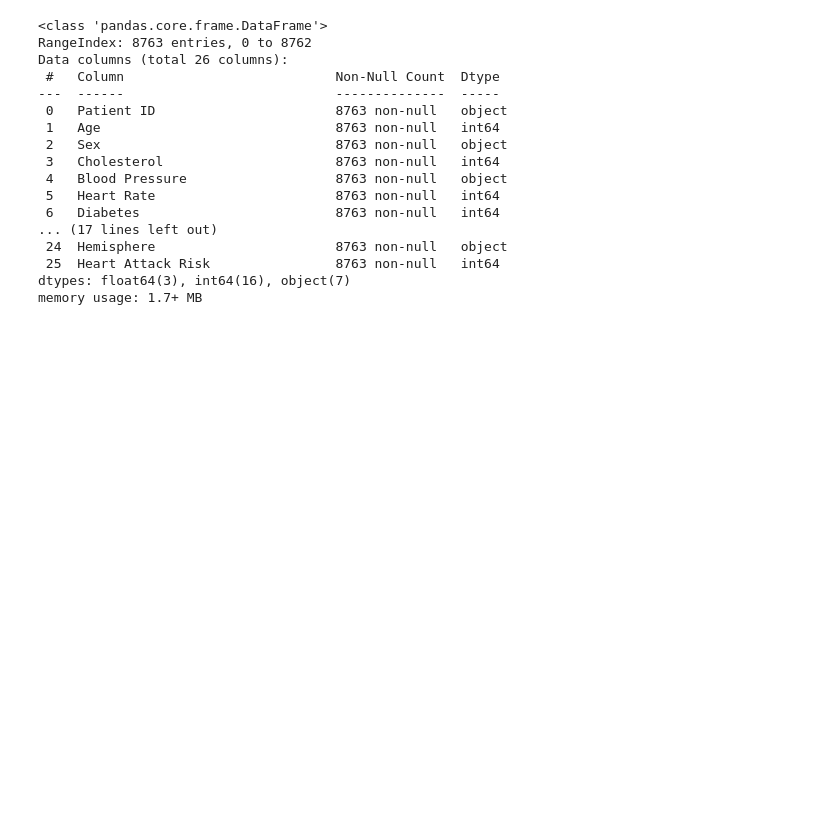
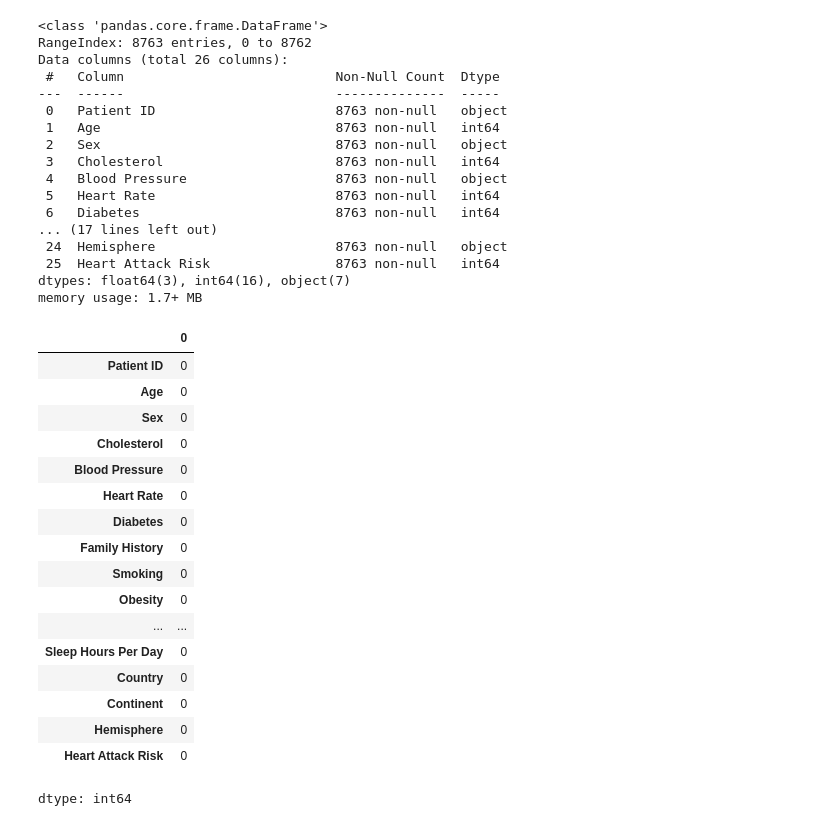
Before and after one commit to tahahamdii/Medical-Chatbot-Llama2, a Jupyter notebook: heart_attacks.ipynb, the cells around one changed output. Cells and saved outputs as stored; diff of their text form; code cells hidden in the pictures; blank space fills up the shorter version.

```diff
--- a/heart_attacks.ipynb
+++ b/heart_attacks.ipynb
@@ -70,3 +70,24 @@ Data columns (total 26 columns):
  25  Heart Attack Risk                8763 non-null   int64
 dtypes: float64(3), int64(16), object(7)
 memory usage: 1.7+ MB
+# %%
+data.isnull().sum()
+# %% [output]
+|  | 0 |
+| Patient ID | 0 |
+| Age | 0 |
+| Sex | 0 |
+| Cholesterol | 0 |
+| Blood Pressure | 0 |
+| Heart Rate | 0 |
+| Diabetes | 0 |
+| Family History | 0 |
+| Smoking | 0 |
+| Obesity | 0 |
+| ... | ... |
+| Sleep Hours Per Day | 0 |
+| Country | 0 |
+| Continent | 0 |
+| Hemisphere | 0 |
+| Heart Attack Risk | 0 |
+dtype: int64
```
Also changed, not shown: parts of 3 cells of this notebook.
